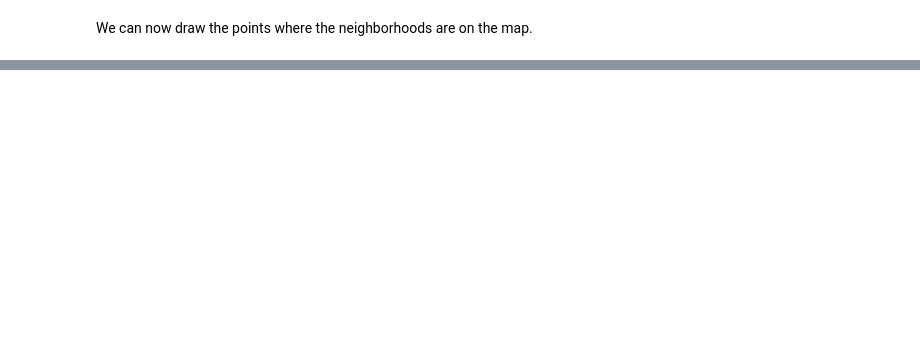
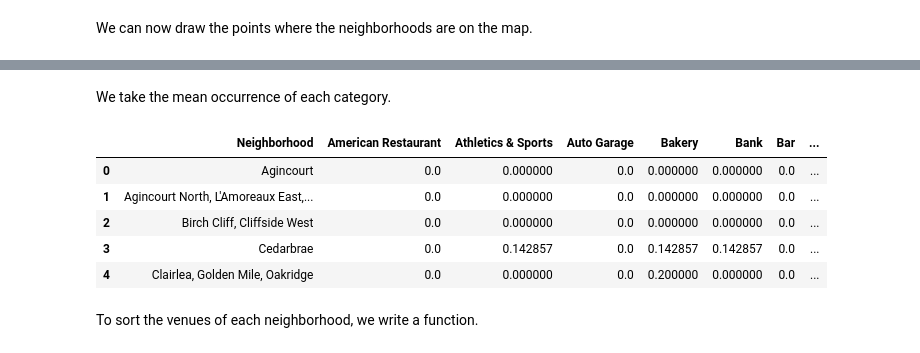
Before and after one commit to jacky63600/Bioinfo, a Jupyter notebook: Segmenting and Clustering Neighborhoods in Toronto.ipynb, the cells around one changed output, grey strips where cells are left out. Saved outputs shown, nothing was run; the diff lists cells and outputs as text; code cells hidden in the pictures; blank space fills up the shorter version.

```diff
--- a/Segmenting and Clustering Neighborhoods in Toronto.ipynb
+++ b/Segmenting and Clustering Neighborhoods in Toronto.ipynb
@@ -152,0 +269,14 @@ Toronto_data
+# %% [markdown]
+We take the mean occurrence of each category.
+# %%
+sc_grouped = sc_onehot.groupby('Neighborhood').mean().reset_index()
+sc_grouped.head()
+# %% [output]
+|  | Neighborhood | American Restaurant | Athletics & Sports | Auto Garage | Bakery | Bank | Bar | ... |
+| 0 | Agincourt | 0.0 | 0.000000 | 0.0 | 0.000000 | 0.000000 | 0.0 | ... |
+| 1 | Agincourt North, L'Amoreaux East,... | 0.0 | 0.000000 | 0.0 | 0.000000 | 0.000000 | 0.0 | ... |
+| 2 | Birch Cliff, Cliffside West | 0.0 | 0.000000 | 0.0 | 0.000000 | 0.000000 | 0.0 | ... |
+| 3 | Cedarbrae | 0.0 | 0.142857 | 0.0 | 0.142857 | 0.142857 | 0.0 | ... |
+| 4 | Clairlea, Golden Mile, Oakridge | 0.0 | 0.000000 | 0.0 | 0.200000 | 0.000000 | 0.0 | ... |
+# %% [markdown]
+To sort the venues of each neighborhood, we write a function.
```
Also changed, not shown: parts of 26 cells of this notebook.
